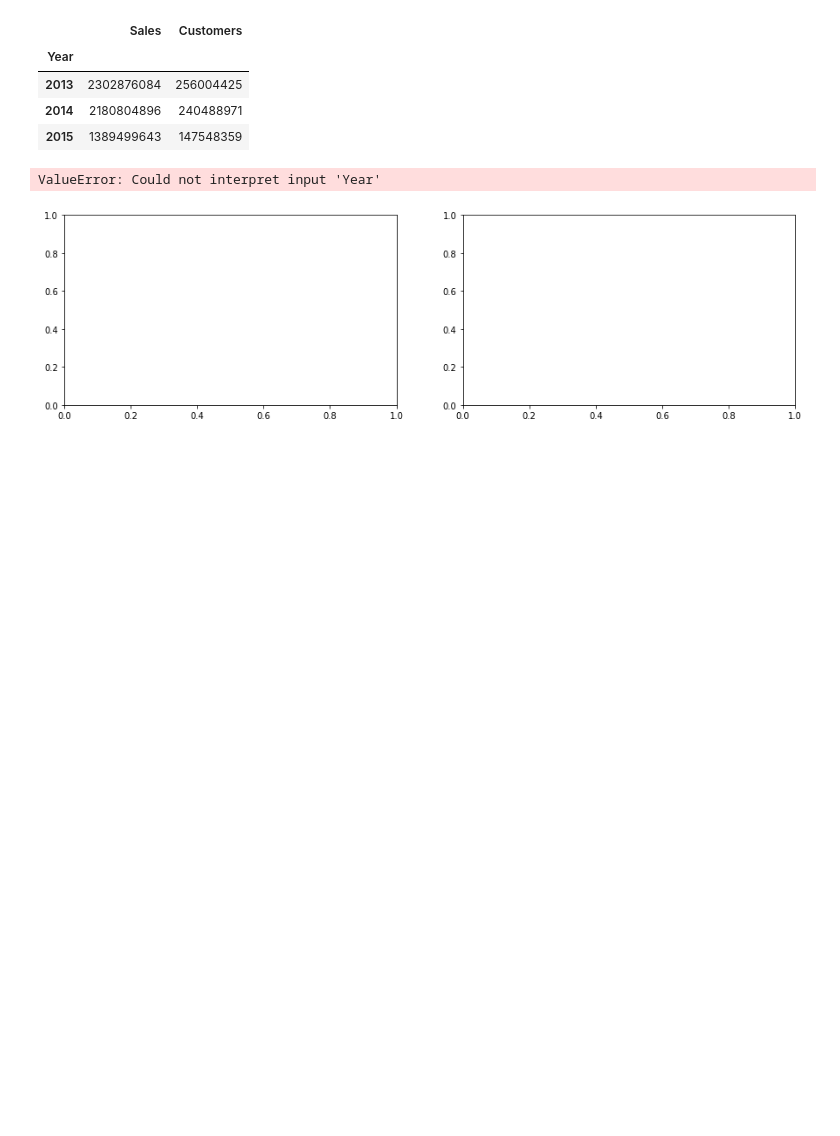
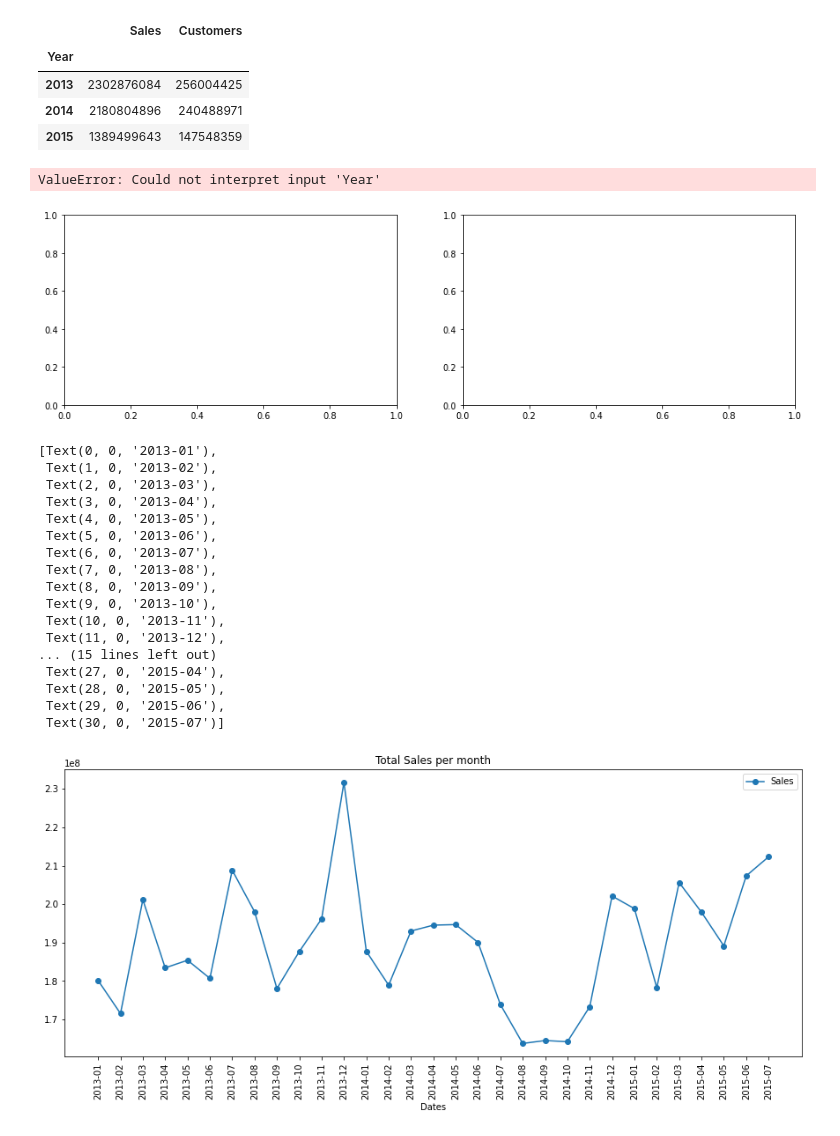
Before and after one commit to Bammydele-Ajiga/Rossmann-Store-Sales-falcon, a Jupyter notebook: EDA.ipynb, the cells around one changed output. Drawn from its saved outputs; the diff is of its cells as text; code cells hidden in the pictures; blank space fills up the shorter version.

```diff
--- a/EDA.ipynb
+++ b/EDA.ipynb
@@ -355,6 +355,3 @@ sns.barplot(x='Year', y='Customers', data=total_yearly_sales, ax=axis2)
 # %% [output]
 ValueError: Could not interpret input 'Year'
 [figure]
-# %%
-train_df['Month'] = train_df['Date'].apply(lambda x: int(str(x)[5:7]))
-total_yearly_sales = train_df.groupby('Year')["Sales","Customers"].sum()
@@ -360,0 +360,27 @@ total_yearly_sales = train_df.groupby('Year')["Sales","Customers"].sum()
+# %%
+total_monthly_sales = train_df.groupby('Dates')["Sales"].sum()
+# total_monthly_sales.reset_index(inplace = True)
+ax1 = plt.figure(figsize=(15,6))
+ax1 = total_monthly_sales.plot(legend=True,marker='o',title="Total Sales per month")
+
+ax1.set_xticks(range(len(total_monthly_sales)))
+ax1.set_xticklabels(monthly_average_sales.index.tolist(), rotation=90)
+# %% [output]
+[Text(0, 0, '2013-01'),
+ Text(1, 0, '2013-02'),
+ Text(2, 0, '2013-03'),
+ Text(3, 0, '2013-04'),
+ Text(4, 0, '2013-05'),
+ Text(5, 0, '2013-06'),
+ Text(6, 0, '2013-07'),
+ Text(7, 0, '2013-08'),
+ Text(8, 0, '2013-09'),
+ Text(9, 0, '2013-10'),
+ Text(10, 0, '2013-11'),
+ Text(11, 0, '2013-12'),
+... (15 lines left out)
+ Text(27, 0, '2015-04'),
+ Text(28, 0, '2015-05'),
+ Text(29, 0, '2015-06'),
+ Text(30, 0, '2015-07')]
+[figure, added]
```
Also changed, not shown: parts of 33 cells of this notebook.
